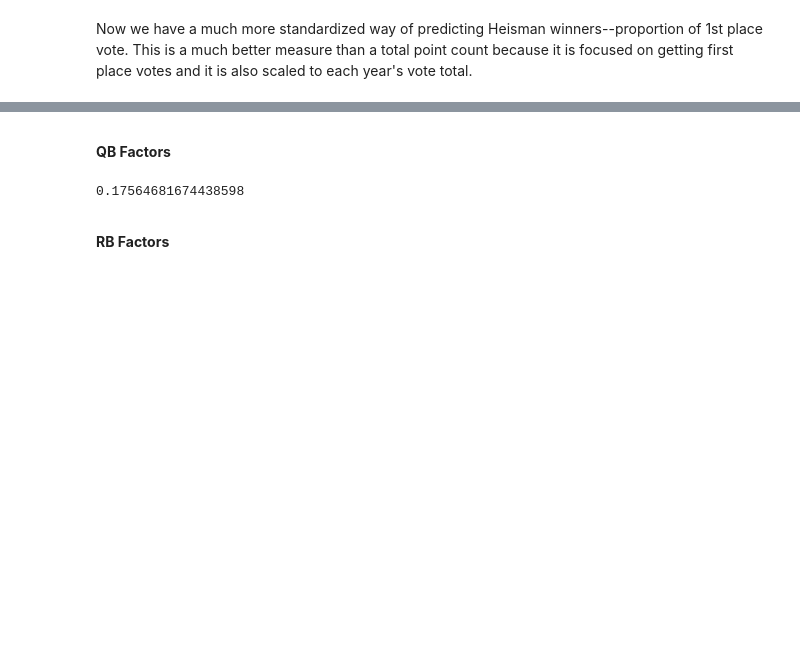
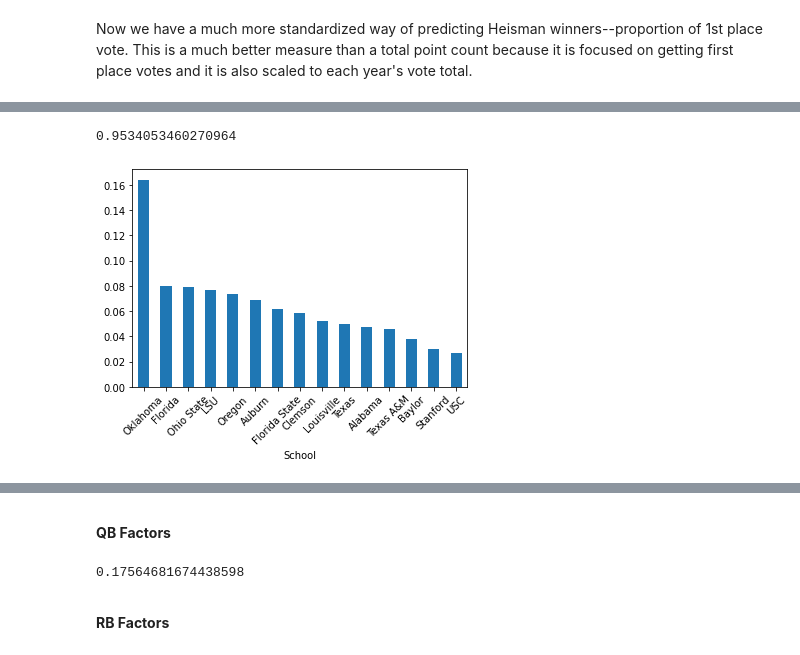
Before and after one commit to SeanSteinle/HeismanModeling, a Jupyter notebook: notebooks/BuildingHeismanDataset.ipynb, the cells around one changed output, grey strips where cells are left out. Drawn from its saved outputs; the diff is of its cells as text; code cells hidden in the pictures; blank space fills up the shorter version.

```diff
--- a/notebooks/BuildingHeismanDataset.ipynb
+++ b/notebooks/BuildingHeismanDataset.ipynb
@@ -411,0 +431,18 @@ NOTE TO SELF. DO THIS BY PROPORTION, ALSO REFORMAT GRAPHS.
+# %%
+qb_votes_by_school = df_qb.groupby("School").sum()["TotalVotes"]/df_qb["TotalVotes"].sum()
+qb_fvotes_by_school = df_qb.groupby("School").sum()["1stVotes"]/df_qb["1stVotes"].sum()
+print("QBs\n")
+print("Total Points:\n",qb_votes_by_school.sort_values(ascending=False))
+print("\nFirst Place Votes\n",qb_fvotes_by_school.sort_values(ascending=False))
+
+rb_votes_by_school = df_rb.groupby("School").sum()["TotalVotes"]/df_rb["TotalVotes"].sum()
+rb_fvotes_by_school = df_rb.groupby("School").sum()["1stVotes"]/df_rb["1stVotes"].sum()
+print("\n\nRBs")
+print("Total Points:\n",rb_votes_by_school.sort_values(ascending=False))
+print("\nFirst Place Votes\n",rb_fvotes_by_school.sort_values(ascending=False))
+
+wr_votes_by_school = df_wr.groupby("School").sum()["TotalVotes"]/df_wr["TotalVotes"].sum()
+wr_fvotes_by_school = df_wr.groupby("School").sum()["1stVotes"]/df_wr["1stVotes"].sum()
+print("\nWRs")
+print("Total Points:\n",wr_votes_by_school.sort_values(ascending=False))
+print("\nFirst Place Votes\n",wr_fvotes_by_school.sort_values(ascending=False))
@@ -411,0 +467,6 @@ NOTE TO SELF. DO THIS BY PROPORTION, ALSO REFORMAT GRAPHS.
+# %%
+qb_fvotes_by_school.sort_values(ascending=False)[:15].plot.bar(rot=45)
+qb_fvotes_by_school.sort_values(ascending=False)[:15].sum()
+# %% [output]
+0.9534053460270964
+[figure, added]
```
Also changed, not shown: parts of 29 cells of this notebook, 5 other files.
